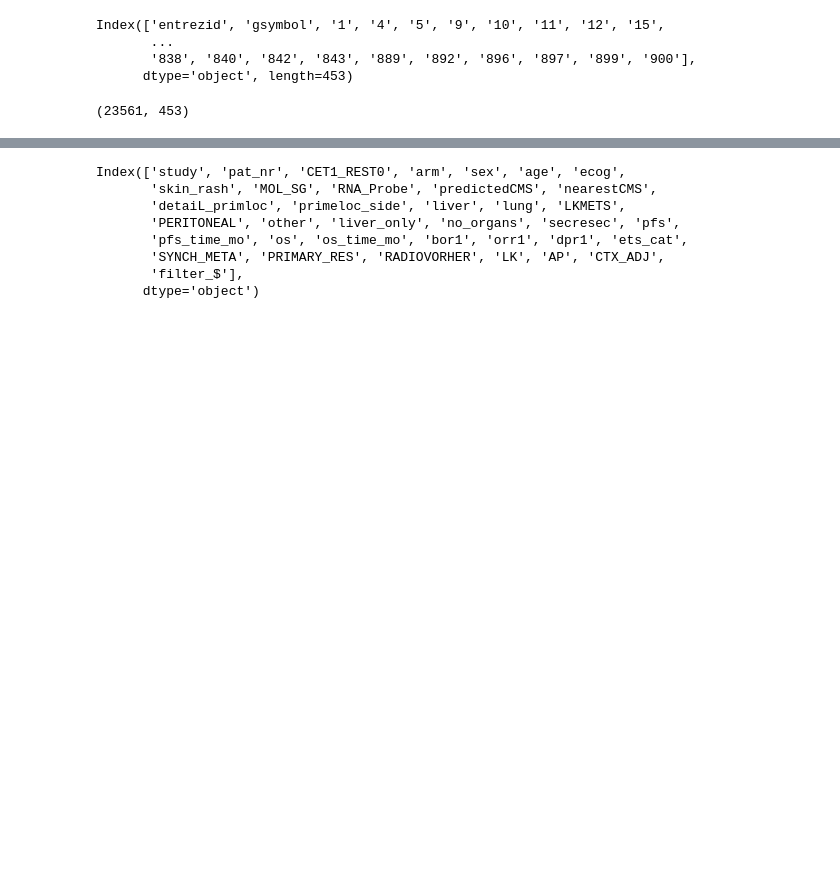
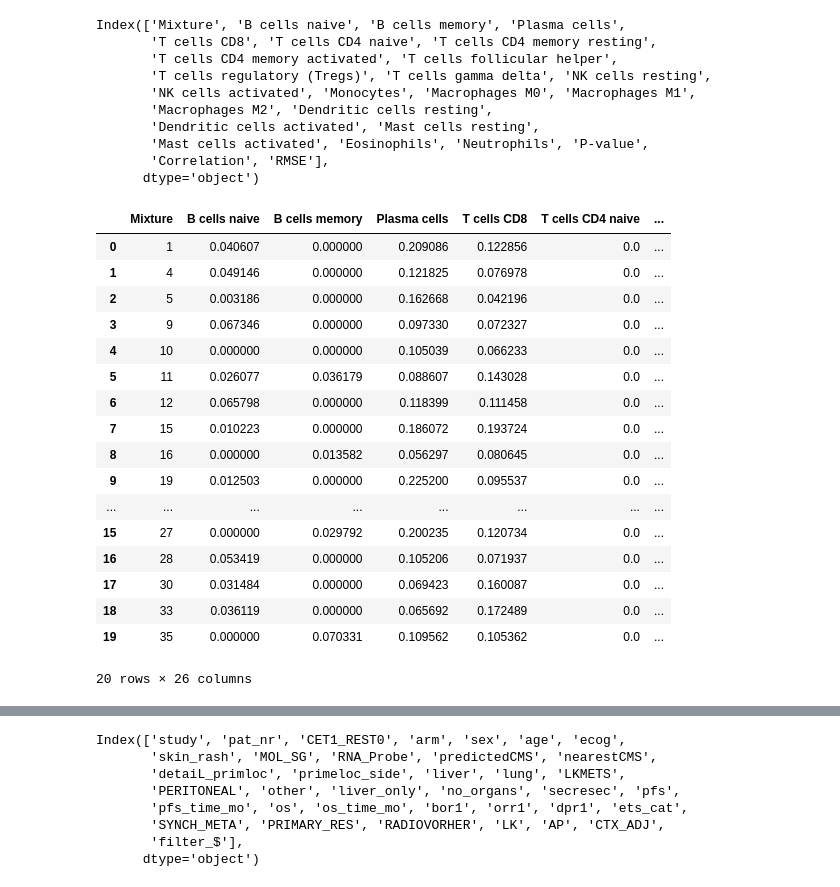
Before and after one commit to HeikeModest/Med_Data_Analysis, a Jupyter notebook: notebooks/read_data.ipynb, the cells around one changed output, grey strips where cells are left out. Drawn from its saved outputs; the diff is of its cells as text; code cells hidden in the pictures; blank space fills up the shorter version.

```diff
--- a/notebooks/read_data.ipynb
+++ b/notebooks/read_data.ipynb
@@ -1,15 +1,42 @@
 # %%
 import pandas as pd
-df = pd.read_csv("FIRE3_final_df.txt",sep=' ')
+df = pd.read_csv("../raw_data/CIBERSORTx_Job7_Results.txt",sep='\t')
 # %%
 df.columns
 # %% [output]
-Index(['entrezid', 'gsymbol', '1', '4', '5', '9', '10', '11', '12', '15',
-       ...
-       '838', '840', '842', '843', '889', '892', '896', '897', '899', '900'],
-      dtype='object', length=453)
+Index(['Mixture', 'B cells naive', 'B cells memory', 'Plasma cells',
+       'T cells CD8', 'T cells CD4 naive', 'T cells CD4 memory resting',
+       'T cells CD4 memory activated', 'T cells follicular helper',
+       'T cells regulatory (Tregs)', 'T cells gamma delta', 'NK cells resting',
+       'NK cells activated', 'Monocytes', 'Macrophages M0', 'Macrophages M1',
+       'Macrophages M2', 'Dendritic cells resting',
+       'Dendritic cells activated', 'Mast cells resting',
+       'Mast cells activated', 'Eosinophils', 'Neutrophils', 'P-value',
+       'Correlation', 'RMSE'],
+      dtype='object')
 # %%
 df.shape
+#dff=df.drop(columns="entrezid")
+df.head(20)
+dff=df.drop(columns=["Mixture","P-value","Correlation","RMSE"])
+X=df
 # %% [output]
+|  | Mixture | B cells naive | B cells memory | Plasma cells | T cells CD8 | T cells CD4 naive | ... |
+| 0 | 1 | 0.040607 | 0.000000 | 0.209086 | 0.122856 | 0.0 | ... |
+| 1 | 4 | 0.049146 | 0.000000 | 0.121825 | 0.076978 | 0.0 | ... |
+| 2 | 5 | 0.003186 | 0.000000 | 0.162668 | 0.042196 | 0.0 | ... |
+| 3 | 9 | 0.067346 | 0.000000 | 0.097330 | 0.072327 | 0.0 | ... |
+| 4 | 10 | 0.000000 | 0.000000 | 0.105039 | 0.066233 | 0.0 | ... |
+| 5 | 11 | 0.026077 | 0.036179 | 0.088607 | 0.143028 | 0.0 | ... |
+| 6 | 12 | 0.065798 | 0.000000 | 0.118399 | 0.111458 | 0.0 | ... |
+| 7 | 15 | 0.010223 | 0.000000 | 0.186072 | 0.193724 | 0.0 | ... |
+| 8 | 16 | 0.000000 | 0.013582 | 0.056297 | 0.080645 | 0.0 | ... |
+| 9 | 19 | 0.012503 | 0.000000 | 0.225200 | 0.095537 | 0.0 | ... |
+| ... | ... | ... | ... | ... | ... | ... | ... |
+| 15 | 27 | 0.000000 | 0.029792 | 0.200235 | 0.120734 | 0.0 | ... |
+| 16 | 28 | 0.053419 | 0.000000 | 0.105206 | 0.071937 | 0.0 | ... |
+| 17 | 30 | 0.031484 | 0.000000 | 0.069423 | 0.160087 | 0.0 | ... |
+| 18 | 33 | 0.036119 | 0.000000 | 0.065692 | 0.172489 | 0.0 | ... |
+| 19 | 35 | 0.000000 | 0.070331 | 0.109562 | 0.105362 | 0.0 | ... |
-(23561, 453)
+20 rows × 26 columns
 # %%
```
Also changed, not shown: parts of 2 cells of this notebook, 2 other files.
